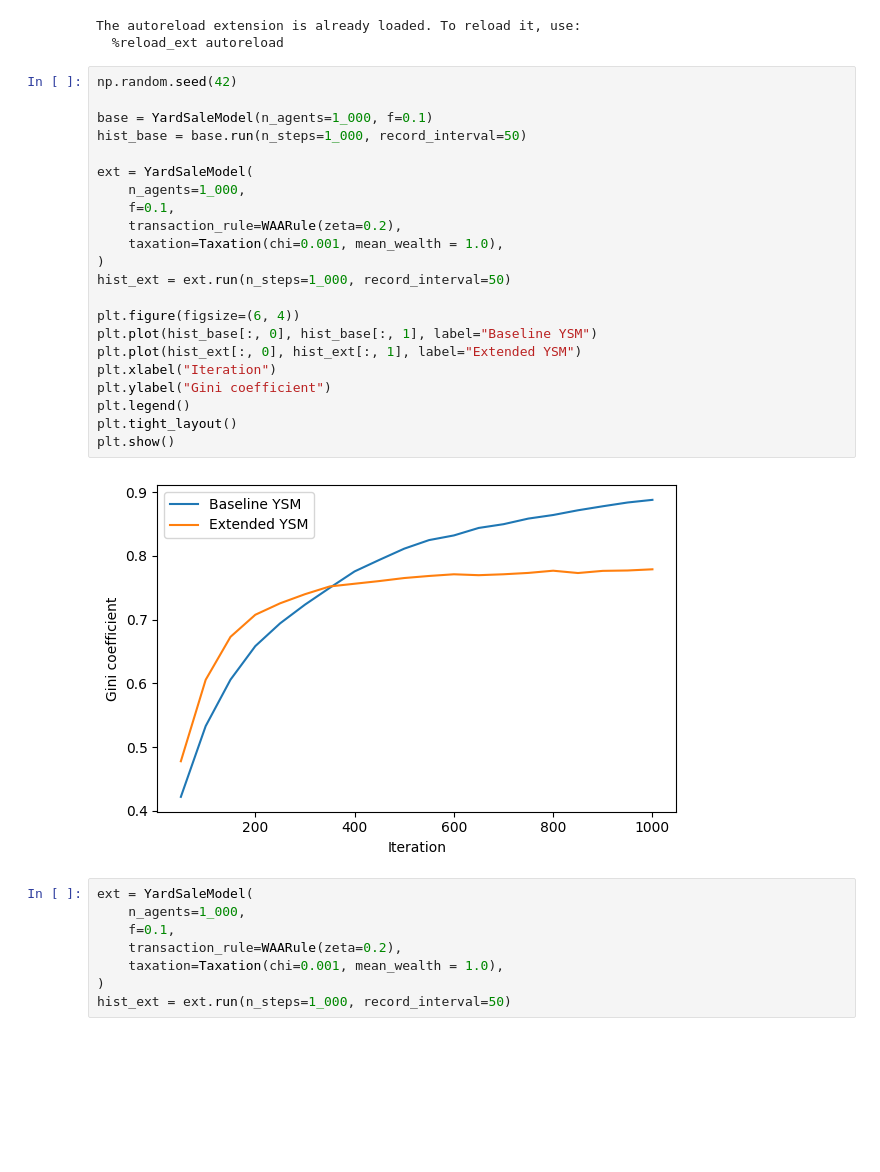
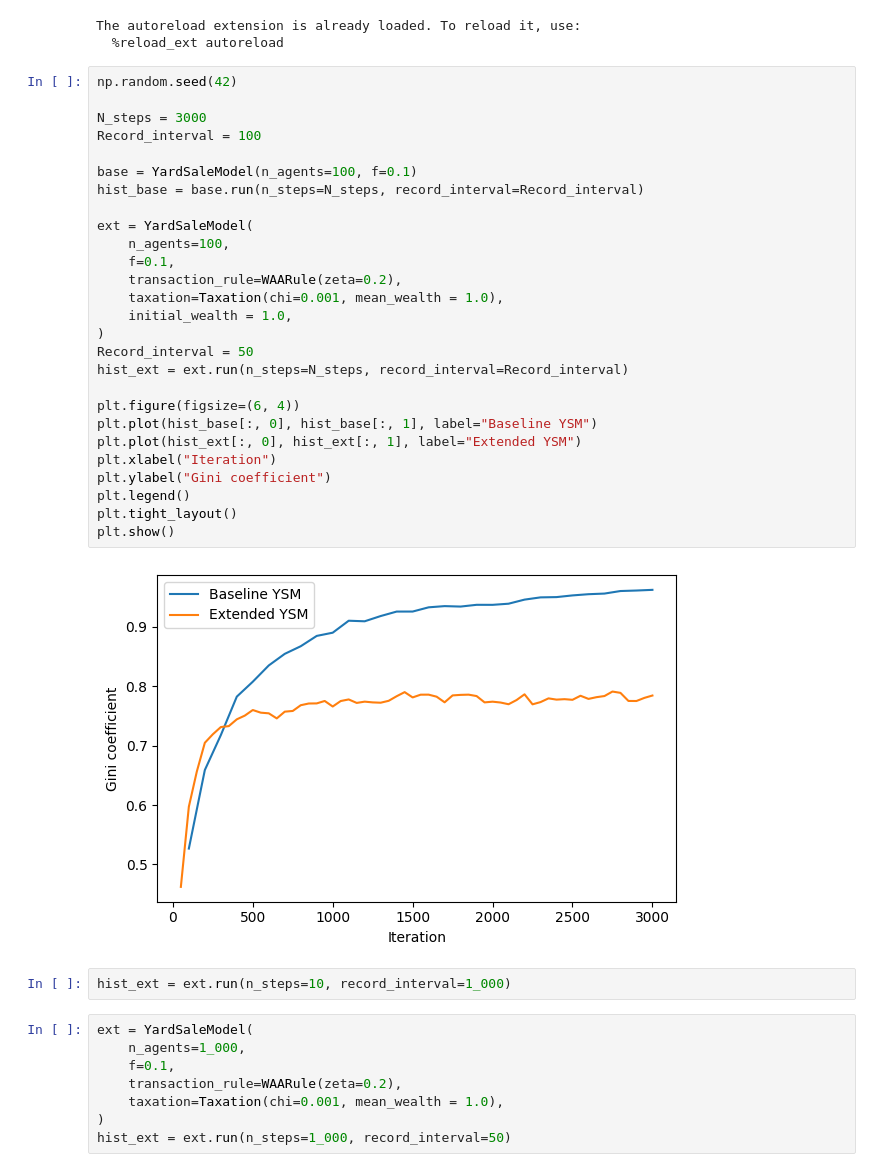
Before and after one commit to ruthilberry/random-asset-exchange, a Jupyter notebook: ys_experiments.ipynb, the cells around one changed output. Saved outputs shown, nothing was run; the diff lists cells and outputs as text; blank space fills up the shorter version.

```diff
--- a/ys_experiments.ipynb
+++ b/ys_experiments.ipynb
@@ -11,27 +11,34 @@ The autoreload extension is already loaded. To reload it, use:
 # %%
 np.random.seed(42)
 
-base = YardSaleModel(n_agents=1_000, f=0.1)
-hist_base = base.run(n_steps=1_000, record_interval=50)
+N_steps = 3000
+Record_interval = 100
+
+base = YardSaleModel(n_agents=100, f=0.1)
+hist_base = base.run(n_steps=N_steps, record_interval=Record_interval)
 
 ext = YardSaleModel(
-    n_agents=1_000,
+    n_agents=100,
     f=0.1,
     transaction_rule=WAARule(zeta=0.2),
     taxation=Taxation(chi=0.001, mean_wealth = 1.0),
+    initial_wealth = 1.0,
 )
-hist_ext = ext.run(n_steps=1_000, record_interval=50)
+Record_interval = 50
+hist_ext = ext.run(n_steps=N_steps, record_interval=Record_interval)
 
 plt.figure(figsize=(6, 4))
 plt.plot(hist_base[:, 0], hist_base[:, 1], label="Baseline YSM")
 plt.plot(hist_ext[:, 0], hist_ext[:, 1], label="Extended YSM")
 plt.xlabel("Iteration")
 plt.ylabel("Gini coefficient")
 plt.legend()
 plt.tight_layout()
 plt.show()
 # %% [output]
-[figure, old version]
+[figure, new version]
+# %%
+hist_ext = ext.run(n_steps=10, record_interval=1_000)
 # %%
 ext = YardSaleModel(
     n_agents=1_000,
```
Also changed, not shown: parts of 1 cell of this notebook.
